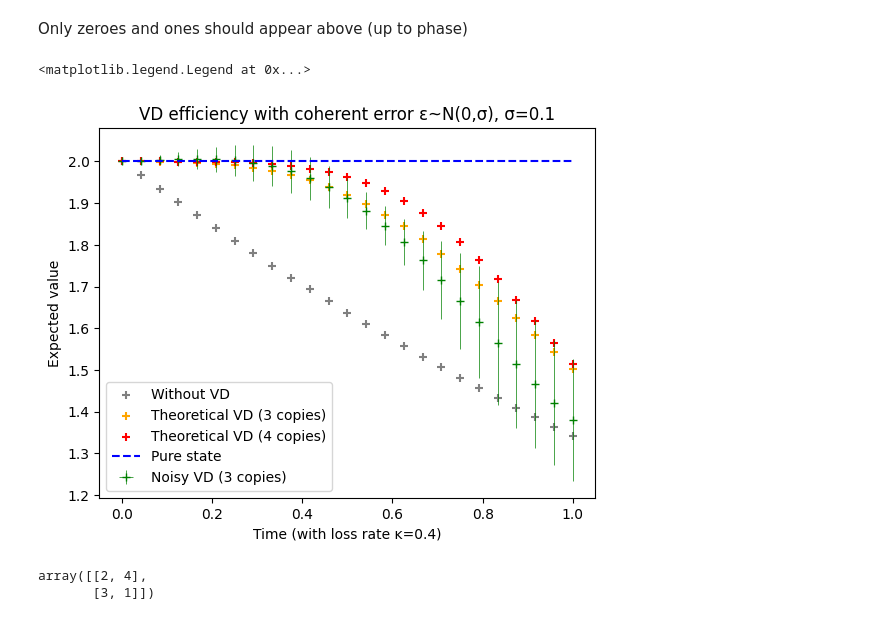
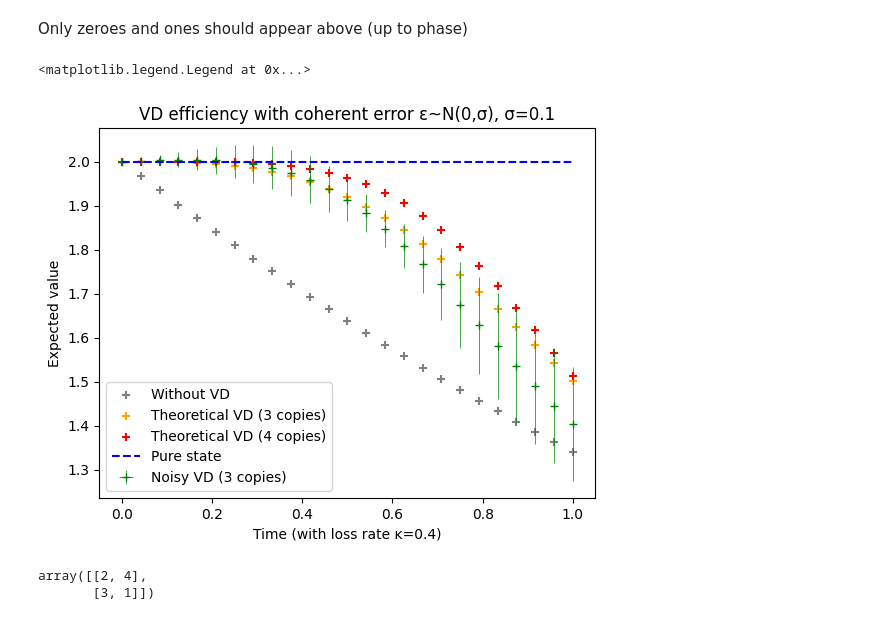
Before and after one commit to lfinocchiaro/virtual-distillation, a Jupyter notebook: virtual_distillation.ipynb, the cells around one changed output. Saved outputs shown, nothing was run; the diff lists cells and outputs as text; code cells hidden in the pictures.

```diff
--- a/virtual_distillation.ipynb
+++ b/virtual_distillation.ipynb
@@ -162,21 +162,21 @@ Only zeroes and ones should appear above (up to phase)
 # %%
 #remove extreme points ?
 extr_max, extr_min = n+1, n-2
-result_corr = result #[:, np.all(np.logical_and(result<extr_max, result>extr_min),0)]
+result_corr = result[:, np.all(np.logical_and(result<extr_max, result>extr_min),0)]
 
 plt.errorbar(t_list, np.abs(result_corr.mean(1)), result_corr.std(1), np.zeros_like(t_list),
                 barsabove=True, elinewidth=.5,fmt='+',label="Noisy VD (3 copies)", c='g')
 plt.scatter(t_list, np.abs(result_withoutVD), label="Without VD", marker='+', c="gray")
 plt.scatter(t_list, np.abs(result_th_3), label="Theoretical VD (3 copies)", marker='+', c='orange')
 plt.scatter(t_list, np.abs(result_th_4), label="Theoretical VD (4 copies)", marker='+', c='red')
 plt.plot(t_list,np.full(t_list.shape,n), linestyle="--", label='Pure state', c='b')
 plt.title(f"VD efficiency with coherent error ε~N(0,σ), σ={eps_std}")
 plt.xlabel(f"Time (with loss rate ĸ={kappa})")
 plt.ylabel("Expected value")
 plt.legend()
 # %% [output]
 <matplotlib.legend.Legend at 0x...>
-[figure, old version]
+[figure, new version]
 # %%
 a = np.array([[2, 4, 1],[3, 1, -2]])
 a[:,np.all(a>0, 0)]
```
